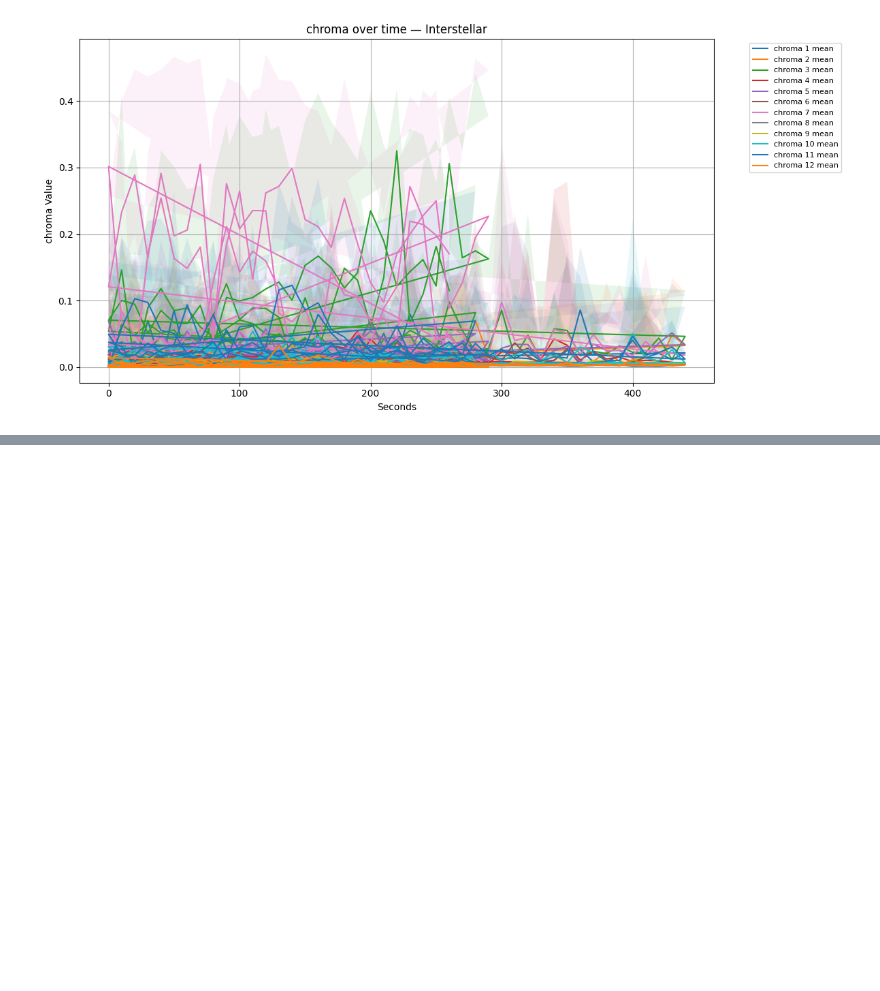
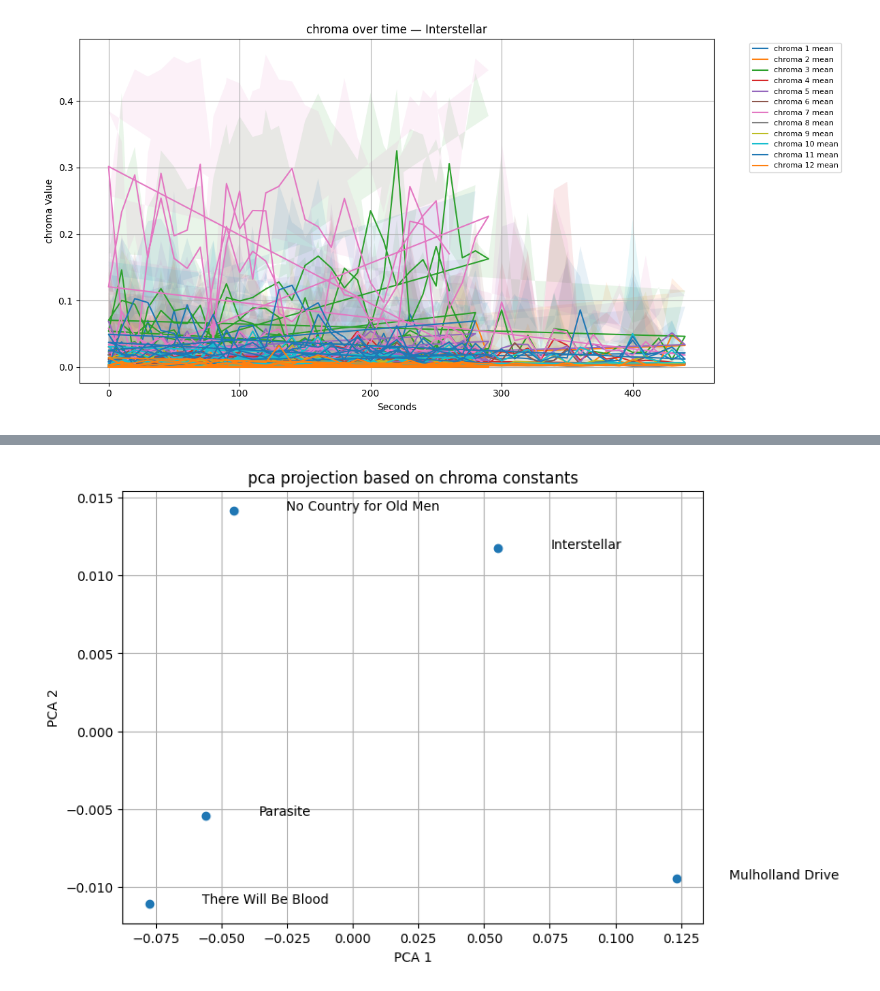
Before and after one commit to chuik633/MovieSentiments, a Jupyter notebook: exploration/audioExplore.ipynb, the cells around one changed output, grey strips where cells are left out. Cells and saved outputs as stored; diff of their text form; code cells hidden in the pictures; blank space fills up the shorter version.

```diff
--- a/exploration/audioExplore.ipynb
+++ b/exploration/audioExplore.ipynb
@@ -64,0 +101,22 @@ plot_multifeature('chroma', 'Interstellar')
+# %%
+mfcc_features = [col for col in df.columns if "chroma_" in col and "_mean" in col]
+summary = df.groupby("movie")[mfcc_features].mean()
+
+pca = PCA(n_components=2)
+pca_coords = pca.fit_transform(summary)
+summary["PCA1"] = pca_coords[:,0]
+summary["PCA2"] = pca_coords[:,1]
+
+plt.figure(figsize=(8,6))
+plt.scatter(summary["PCA1"], summary["PCA2"])
+
+for i, name in enumerate(summary.index):
+    plt.text(summary["PCA1"][i]+0.02, summary["PCA2"][i], name)
+
+plt.title("pca projection based on chroma constants")
+plt.xlabel("PCA 1")
+plt.ylabel("PCA 2")
+plt.grid(True)
+plt.show()
+# %% [output]
+[figure, added]
```
Also changed, not shown: parts of 2 cells of this notebook.
